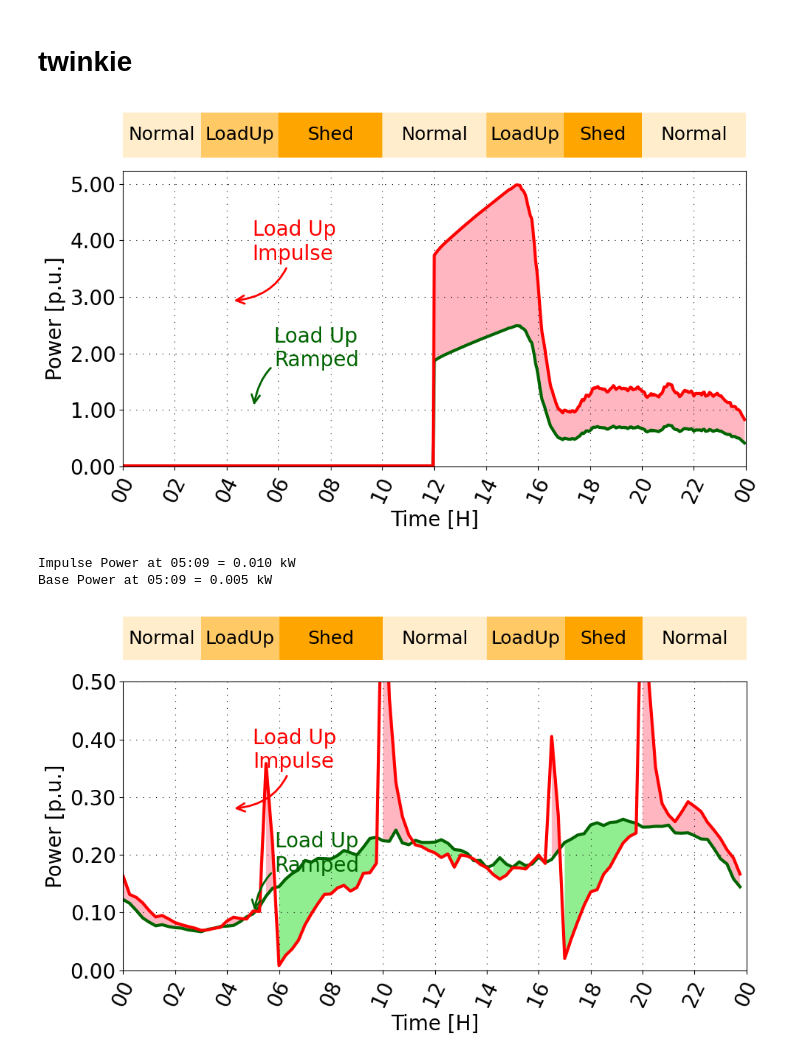
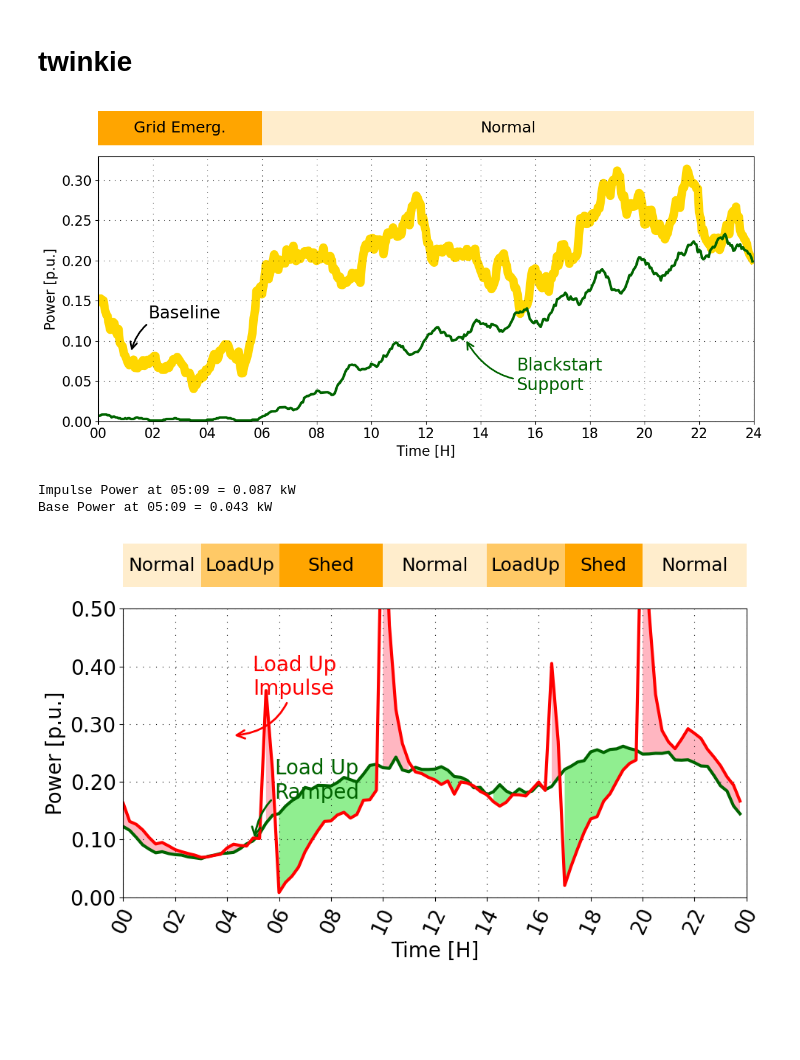
Before and after one commit to PortlandStatePowerLab/OCHRE_Run_Scripts, a Jupyter notebook: X1_PlotAggregated.ipynb, the cells around one changed output. Drawn from its saved outputs; the diff is of its cells as text; code cells hidden in the pictures; blank space fills up the shorter version.

```diff
--- a/X1_PlotAggregated.ipynb
+++ b/X1_PlotAggregated.ipynb
@@ -656,7 +657,7 @@ time_of_day
 # twinkie
 # %%
 
-
+A=16
 # -------------------------------
 # Add bars subplot above control power curve
 # -------------------------------
@@ -666,7 +667,7 @@ def bars(ax, results, category_names):
     data_cum = data.cumsum(axis=1)
 
     # Alpha = [0.2, 0.6, 1] # normal, loadup, shed
-    Alpha = [0.2, 0.6, 1, 0.2, 0.6, 1, 0.2]
+    Alpha = [1, 0.2]
     text_color = ['black', 'black', 'black', 'black', 'black', 'black', 'black']
 
     ax.invert_yaxis()
@@ -691,17 +692,19 @@ def bars(ax, results, category_names):
                     ha='center', va='center', color=text_color[i], fontsize=18)
 
 # Example usage:
-results = {'': [3, 3, 4, 4, 3, 3, 4]}   # load, shed, end load
-words = ['Normal', 'LoadUp', 'Shed', 'Normal', 'LoadUp', 'Shed', 'Normal']
+results = {'': [6, 18]}   # load, shed, end load
+words = ['Grid Emerg.', 'Normal']
 
 # -------------------------------
 # Create two subplots: bars + controlled curve
 # -------------------------------
 fig, (ax_bars, ax_control) = plt.subplots(
-    2, 1, figsize=(10, 6),
-    gridspec_kw={'height_ratios':[1, 6]},
+    2, 1, figsize=(12, 6),
+    gridspec_kw={'height_ratios':[1, 7]},
     sharex=False
 )
+
+
 
 # Call bars function
 bars(ax_bars, results, words)
@@ -709,15 +712,30 @@ bars(ax_bars, results, words)
 # -------------------------------
 # Controlled power curves
 # -------------------------------
+x_hours = (
+    comp_power_control.index.hour +
+    comp_power_control.index.minute / 60 +
+    comp_power_control.index.second / 3600
+)
+
+x_hours2 = (
+    comp_power_control2.index.hour +
+    comp_power_control2.index.minute / 60 +
+    comp_power_control2.index.second / 3600
+)
+
+
+
+
 max_power = max(comp_power_base.max(), comp_power_control.max(), comp_power_control2.max())
 ax_control.set_ylim(0, max_power * 1.05)
 
-ax_control.plot(comp_power_control.index, comp_power_control, color='darkgreen', linewidth=3)
-ax_control.plot(comp_power_control2.index, comp_power_control2, color="red", linewidth=3)
-ax_control.fill_between(comp_power_control.index, comp_power_control, comp_power_control2,
-                        where=(comp_power_control < comp_power_control2), alpha=1, linewidth=0, color='lightpink')
-ax_control.fill_between(comp_power_control.index, comp_power_control, comp_power_control2,
-                        where=(comp_power_control > comp_power_control2), alpha=1, linewidth=0, color='lightgreen')
+ax_control.plot(x_hours, comp_power_control, color='darkgreen', linewidth=3)
+ax_control.plot(x_hours2, comp_power_control2, color="gold", linewidth=10, zorder=0)
+# ax_control.fill_between(x_hours, comp_power_control, comp_power_control2,
+#                         where=(comp_power_control < comp_power_control2), alpha=1, linewidth=0, color='lightpink')
+# ax_control.fill_between(x_hours, comp_power_control, comp_power_control2,
+#                         where=(comp_power_control > comp_power_control2), alpha=1, linewidth=0, color='lightgreen')
 
 ax_control.set_ylabel("Power [p.u.]", fontsize=A, color='black')
 ax_control.set_xlabel("Time [H]", fontsize=A, color='black')
@@ -726,50 +744,52 @@ ax_control.yaxis.set_major_formatter(StrMethodFormatter('{x:,.2f}'))
 ax_control.grid(False)
 
 # X-axis formatting (time of day)
-time_format = mdates.DateFormatter('%H')
-ax_control.xaxis.set_major_formatter(time_format)
-ax_control.xaxis.set_major_locator(mdates.HourLocator(interval=2))
-ax_control.tick_params(axis='x', labelrotation=65, labelsize=A)
-ax_control.set_xlim(ref_date, ref_date + timedelta(days=1))
-# ax_control.set_xlim(ref_date, ref_date + timedelta(hours=6))
+ax_control.set_xlim(0,24)
+ax_control.set_xticks(range(0,25,2))
+ax_control.set_xticklabels([f"{h:02d}" for h in range(0,25,2)], fontsize=A)
+ax_control.set_xlabel("Time [H]", fontsize=A)
+ax_control.tick_params(axis='y', labelsize=A)
+ax_control.grid(True, linestyle=(0,(1,7)), color='black', linewidth=0.8)
+
+
 # -------------------------------
 # anotation zone
 # -------------------------------
 C = 20
 def label(title, color, x_coord, y_coord, x_text, y_text, arc):
     ax_control.annotate(title, color=color, size=C, xy=(float(x_coord), float(y_coord)),\
         rotation=0, xycoords=ax_control.transAxes,\
         xytext=(int(x_text), int(y_text)), textcoords='offset points',\
         arrowprops=dict(arrowstyle="->", color=color,
         linewidth=2, connectionstyle=f"arc3,rad={arc}"))
 
 
-label('Load Up\nImpulse', 'red', 0.175, 0.56, 20, 40, -0.4)
-label('Load Up\nRamped', 'darkgreen', 0.21, 0.2, 20, 40, 0.4)
+label('Baseline', 'black', 0.05, 0.26, 20, 40, 0.4)
+label('Blackstart\nSupport', 'darkgreen', 0.56, 0.31, 60, -60, -0.4)
 
 
 # -------------------------------
 # publish zone
 # -------------------------------
 
 plt.tight_layout()
 
 ax_control.grid(True, linestyle=(0, (1, 7)), linewidth=0.8, color='black')
-RESULTS_DIR = r"C:\Users\danap\OCHRE_Working\Figs\controlled_uncontrolled.pdf"
-plt.savefig(RESULTS_DIR, format='pdf')
+RESULTS_DIR = r"C:\Users\danap\OCHRE_Working\Figs\180110_1_3_Reserve.pdf"
+# plt.savefig(RESULTS_DIR, format='pdf')
 plt.show()
 
 t = '05:09'
 t_ref = pd.to_datetime(t, format='%H:%M').time()
 
 value = comp_power_control2.loc[comp_power_control.index.time == t_ref].values[0]
 value2 = comp_power_base.loc[comp_power_base.index.time == t_ref].values[0]
 print(f"Impulse Power at {t} = {value:.3f} kW")
 print(f"Base Power at {t} = {value2:.3f} kW")
 # %% [output]
-[figure, old version]
+[figure, new version]
-Impulse Power at 05:09 = 0.010 kW
-Base Power at 05:09 = 0.005 kW
+Impulse Power at 05:09 = 0.087 kW
+Base Power at 05:09 = 0.043 kW
 # %%
 
 
```
Also changed, not shown: parts of 4 cells of this notebook, 6 other files.
